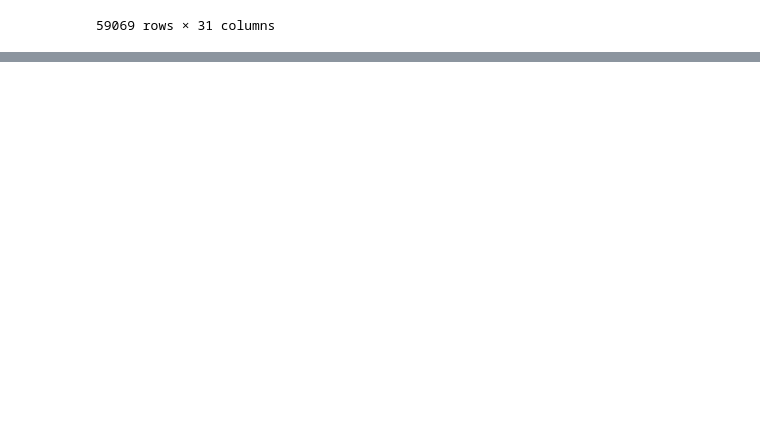
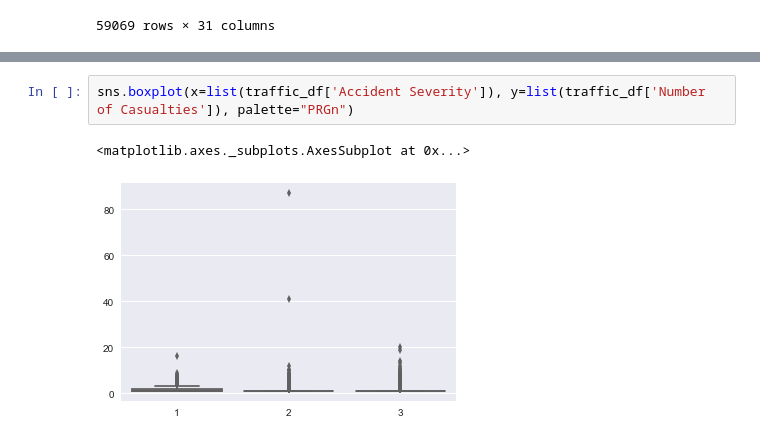
Before and after one commit to hmlanden/TrafikiPy, a Jupyter notebook: TrafikiPy.ipynb, the cells around one changed output, grey strips where cells are left out. Saved outputs shown, nothing was run; the diff lists cells and outputs as text; blank space fills up the shorter version.

```diff
--- a/TrafikiPy.ipynb
+++ b/TrafikiPy.ipynb
@@ -123,0 +135,5 @@ traffic_df.rename(columns=
+# %%
+sns.boxplot(x=list(traffic_df['Accident Severity']), y=list(traffic_df['Number of Casualties']), palette="PRGn")
+# %% [output]
+<matplotlib.axes._subplots.AxesSubplot at 0x...>
+[figure, added]
```
Also changed, not shown: parts of 4 cells of this notebook.
